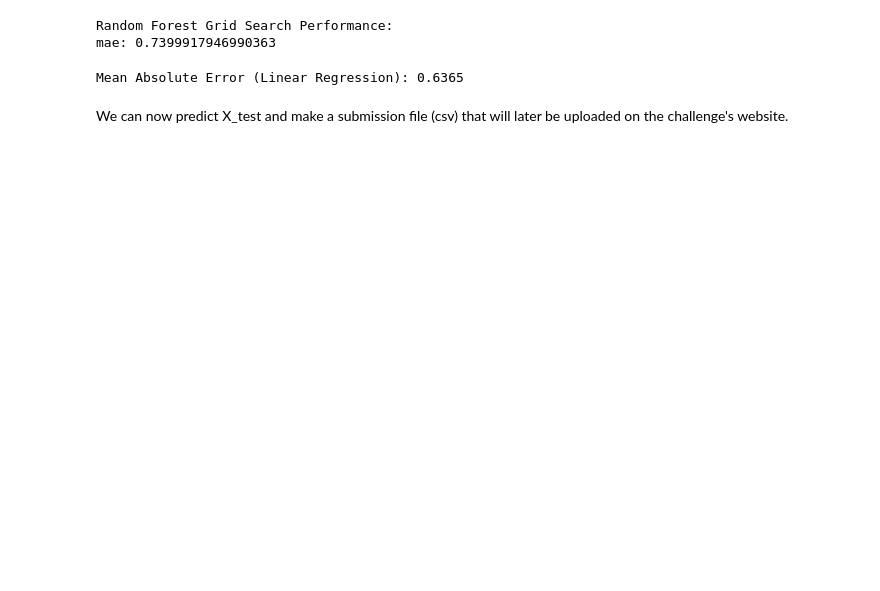
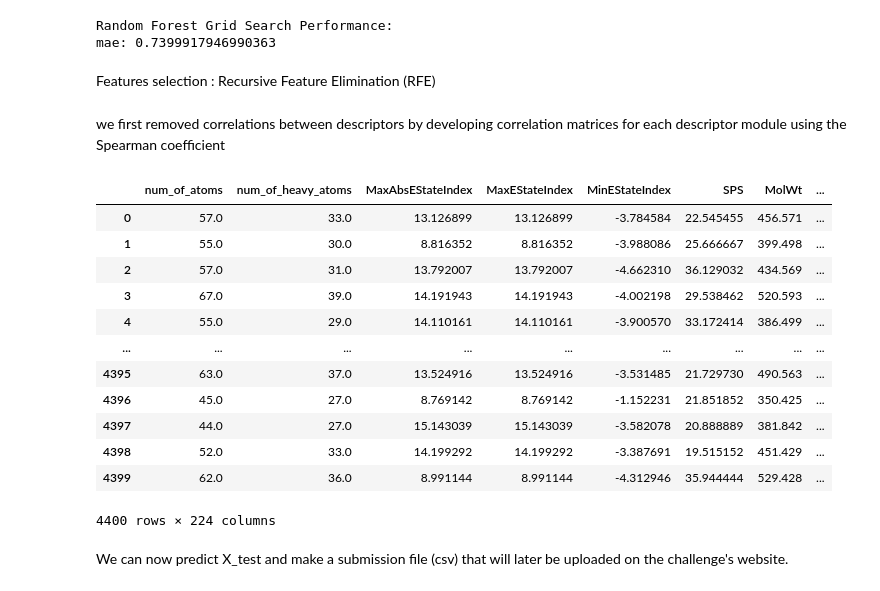
Before and after one commit to emanieluu/aml_project, a Jupyter notebook: claire/models.ipynb, the cells around one changed output. Cells and saved outputs as stored; diff of their text form; code cells hidden in the pictures; blank space fills up the shorter version.

```diff
--- a/claire/models.ipynb
+++ b/claire/models.ipynb
@@ -425,0 +400,15 @@ Try with reduction dimensionality
+# %%
+rbr_params = {
+    'max_iter': [100, 200],  #, 300],  # Nombre d'itérations pour l'optimisation
+    'tol': [1e-4, 1e-3],  #, 1e-2],  # Tolérance pour la convergence
+    'alpha_1': [1e-6, 1e-5],  #, 1e-4],  # Hyperparamètre alpha pour la distribution a priori des poids
+    'alpha_2': [1e-6, 1e-5, 1e-4],  # Hyperparamètre beta pour la distribution a priori des poids
+    'lambda_1': [1e-6, 1e-5, 1e-4],  # Hyperparamètre alpha pour la distribution a priori du bruit
+    'lambda_2': [1e-6, 1e-5, 1e-4],  # Hyperparamètre beta pour la distribution a priori du bruit
+    'compute_score': [True, False],  # Calculer ou non le score pendant l'ajustement
+    'fit_intercept': [True, False],  # Ajuster ou non l'intercept
+}
+# %%
+rbr_grid_search = GridSearchCV(estimator=BayesianRidge(),
+                              param_grid=rbr_params, cv=5)
+rbr_grid_search.fit(X_train, y_train)
@@ -501,5 +506,35 @@ output_predictions = clf.predict(test_711d)
-# %%
-mae_linear = median_absolute_error(ytest, output_predictions)
-print(f"Mean Absolute Error (Linear Regression): {mae_linear:.4f}")
-# %% [output]
-Mean Absolute Error (Linear Regression): 0.6365
+# %% [markdown]
+Features selection : Recursive Feature Elimination (RFE)
+# %% [markdown]
+we first removed correlations between descriptors by developing correlation matrices for each descriptor module using the Spearman coefficient
+# %%
+from sklearn.feature_selection import VarianceThreshold
+
+# Créer une instance de VarianceThreshold avec un seuil de variance
+threshold_value = 0.1
+variance_threshold = VarianceThreshold(threshold=threshold_value)
+
+# Appliquer la transformation sur votre DataFrame (X_train)
+X_train_filtered_array = variance_threshold.fit_transform(X_train)
+
+# Récupérer les noms de colonnes après la transformation
+selected_columns = X_train.columns[variance_threshold.get_support()]
+
+# Créer un nouveau DataFrame avec les colonnes sélectionnées
+X_train_filtered = pd.DataFrame(X_train_filtered_array, columns=selected_columns)
+# %%
+X_train_filtered
+# %% [output]
+|  | num_of_atoms | num_of_heavy_atoms | MaxAbsEStateIndex | MaxEStateIndex | MinEStateIndex | SPS | MolWt | ... |
+| 0 | 57.0 | 33.0 | 13.126899 | 13.126899 | -3.784584 | 22.545455 | 456.571 | ... |
+| 1 | 55.0 | 30.0 | 8.816352 | 8.816352 | -3.988086 | 25.666667 | 399.498 | ... |
+| 2 | 57.0 | 31.0 | 13.792007 | 13.792007 | -4.662310 | 36.129032 | 434.569 | ... |
+| 3 | 67.0 | 39.0 | 14.191943 | 14.191943 | -4.002198 | 29.538462 | 520.593 | ... |
+| 4 | 55.0 | 29.0 | 14.110161 | 14.110161 | -3.900570 | 33.172414 | 386.499 | ... |
+| ... | ... | ... | ... | ... | ... | ... | ... | ... |
+| 4395 | 63.0 | 37.0 | 13.524916 | 13.524916 | -3.531485 | 21.729730 | 490.563 | ... |
+| 4396 | 45.0 | 27.0 | 8.769142 | 8.769142 | -1.152231 | 21.851852 | 350.425 | ... |
+| 4397 | 44.0 | 27.0 | 15.143039 | 15.143039 | -3.582078 | 20.888889 | 381.842 | ... |
+| 4398 | 52.0 | 33.0 | 14.199292 | 14.199292 | -3.387691 | 19.515152 | 451.429 | ... |
+| 4399 | 62.0 | 36.0 | 8.991144 | 8.991144 | -4.312946 | 35.944444 | 529.428 | ... |
+4400 rows × 224 columns
```
Also changed, not shown: parts of 41 cells of this notebook, 3 other files.
